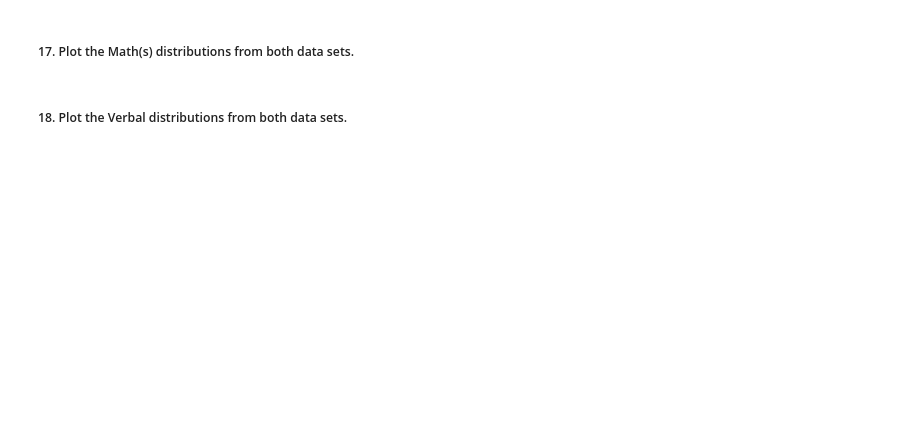
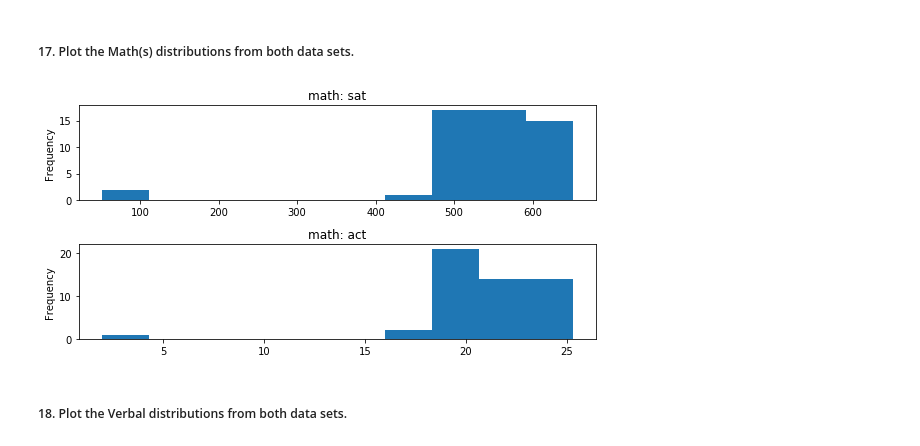
Before and after one commit to helencai62/SAT_participation_project, a Jupyter notebook: code/starter-code.ipynb, the cells around one changed output. Saved outputs shown, nothing was run; the diff lists cells and outputs as text; code cells hidden in the pictures; blank space fills up the shorter version.

```diff
--- a/code/starter-code.ipynb
+++ b/code/starter-code.ipynb
@@ -488,4 +521,13 @@ AttributeError: 'DataFrame' object has no attribute 'concat'
 # %% [markdown]
 ##### 17. Plot the Math(s) distributions from both data sets.
+# %%
+figure, ax = plt.subplots(nrows = 2, ncols = 1, figsize = (8,4))
+
+merged_numeric_df['math_sat'].plot(kind = 'hist', ax = ax[0], title = 'math: sat');
+merged_numeric_df['math_act'].plot(kind = 'hist', ax = ax[1], title = 'math: act');
+
+plt.tight_layout()
+# %% [output]
+[figure, added]
 # %% [markdown]
 ##### 18. Plot the Verbal distributions from both data sets.
```
Also changed, not shown: parts of 15 cells of this notebook.
